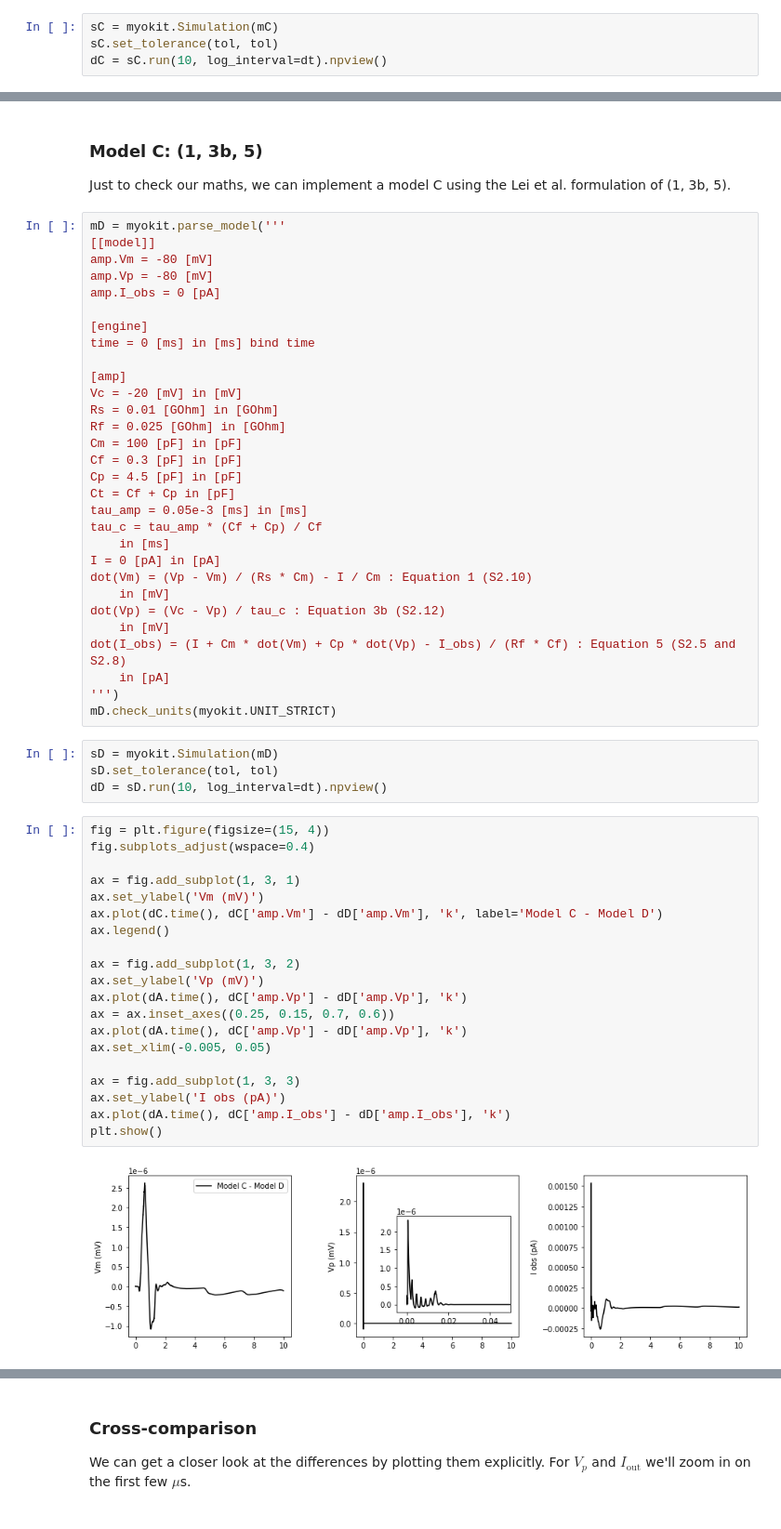
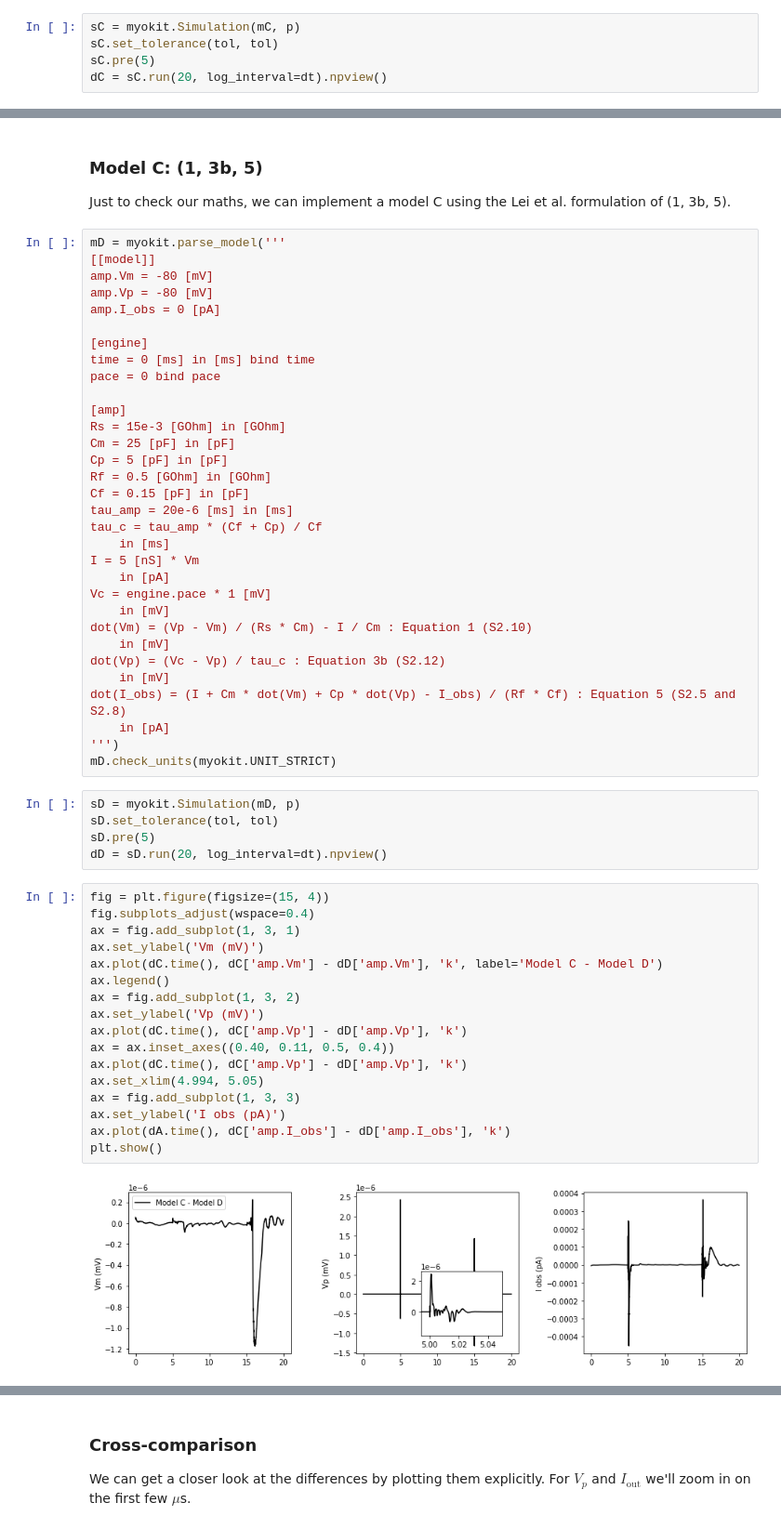
Before and after one commit to CardiacModelling/fitting-notebooks, a Jupyter notebook: artefacts/appendix-F-uncompensated-models.ipynb, the cells around one changed output, grey strips where cells are left out. Shown at 93% size. Cells and saved outputs as stored; diff of their text form.

```diff
--- a/artefacts/appendix-F-uncompensated-models.ipynb
+++ b/artefacts/appendix-F-uncompensated-models.ipynb
@@ -327,9 +346,10 @@ I_obs = (Vo - Vp) / Rf : Equation 4b
 ''')
 mC.check_units(myokit.UNIT_STRICT)
 # %%
-sC = myokit.Simulation(mC)
+sC = myokit.Simulation(mC, p)
 sC.set_tolerance(tol, tol)
-dC = sC.run(10, log_interval=dt).npview()
+sC.pre(5)
+dC = sC.run(20, log_interval=dt).npview()
 # %%
 fig = plt.figure(figsize=(15, 4))
 fig.subplots_adjust(wspace=0.3)
@@ -380,19 +408,21 @@ amp.I_obs = 0 [pA]
 
 [engine]
 time = 0 [ms] in [ms] bind time
+pace = 0 bind pace
 
 [amp]
-Vc = -20 [mV] in [mV]
-Rs = 0.01 [GOhm] in [GOhm]
-Rf = 0.025 [GOhm] in [GOhm]
-Cm = 100 [pF] in [pF]
-Cf = 0.3 [pF] in [pF]
-Cp = 4.5 [pF] in [pF]
-Ct = Cf + Cp in [pF]
-tau_amp = 0.05e-3 [ms] in [ms]
+Rs = 15e-3 [GOhm] in [GOhm]
+Cm = 25 [pF] in [pF]
+Cp = 5 [pF] in [pF]
+Rf = 0.5 [GOhm] in [GOhm]
+Cf = 0.15 [pF] in [pF]
+tau_amp = 20e-6 [ms] in [ms]
 tau_c = tau_amp * (Cf + Cp) / Cf
     in [ms]
-I = 0 [pA] in [pA]
+I = 5 [nS] * Vm
+    in [pA]
+Vc = engine.pace * 1 [mV]
+    in [mV]
 dot(Vm) = (Vp - Vm) / (Rs * Cm) - I / Cm : Equation 1 (S2.10)
     in [mV]
 dot(Vp) = (Vc - Vp) / tau_c : Equation 3b (S2.12)
@@ -402,29 +432,27 @@ dot(I_obs) = (I + Cm * dot(Vm) + Cp * dot(Vp) - I_obs) / (Rf * Cf) : Equation 5
 ''')
 mD.check_units(myokit.UNIT_STRICT)
 # %%
-sD = myokit.Simulation(mD)
+sD = myokit.Simulation(mD, p)
 sD.set_tolerance(tol, tol)
-dD = sD.run(10, log_interval=dt).npview()
+sD.pre(5)
+dD = sD.run(20, log_interval=dt).npview()
 # %%
 fig = plt.figure(figsize=(15, 4))
 fig.subplots_adjust(wspace=0.4)
-
 ax = fig.add_subplot(1, 3, 1)
 ax.set_ylabel('Vm (mV)')
 ax.plot(dC.time(), dC['amp.Vm'] - dD['amp.Vm'], 'k', label='Model C - Model D')
 ax.legend()
-
 ax = fig.add_subplot(1, 3, 2)
 ax.set_ylabel('Vp (mV)')
-ax.plot(dA.time(), dC['amp.Vp'] - dD['amp.Vp'], 'k')
-ax = ax.inset_axes((0.25, 0.15, 0.7, 0.6))
-ax.plot(dA.time(), dC['amp.Vp'] - dD['amp.Vp'], 'k')
-ax.set_xlim(-0.005, 0.05)
-
+ax.plot(dC.time(), dC['amp.Vp'] - dD['amp.Vp'], 'k')
+ax = ax.inset_axes((0.40, 0.11, 0.5, 0.4))
+ax.plot(dC.time(), dC['amp.Vp'] - dD['amp.Vp'], 'k')
+ax.set_xlim(4.994, 5.05)
 ax = fig.add_subplot(1, 3, 3)
 ax.set_ylabel('I obs (pA)')
 ax.plot(dA.time(), dC['amp.I_obs'] - dD['amp.I_obs'], 'k')
 plt.show()
 # %% [output]
-[figure, old version]
+[figure, new version]
 # %% [markdown]
```
Also changed, not shown: parts of 26 cells of this notebook, 9 other files.
